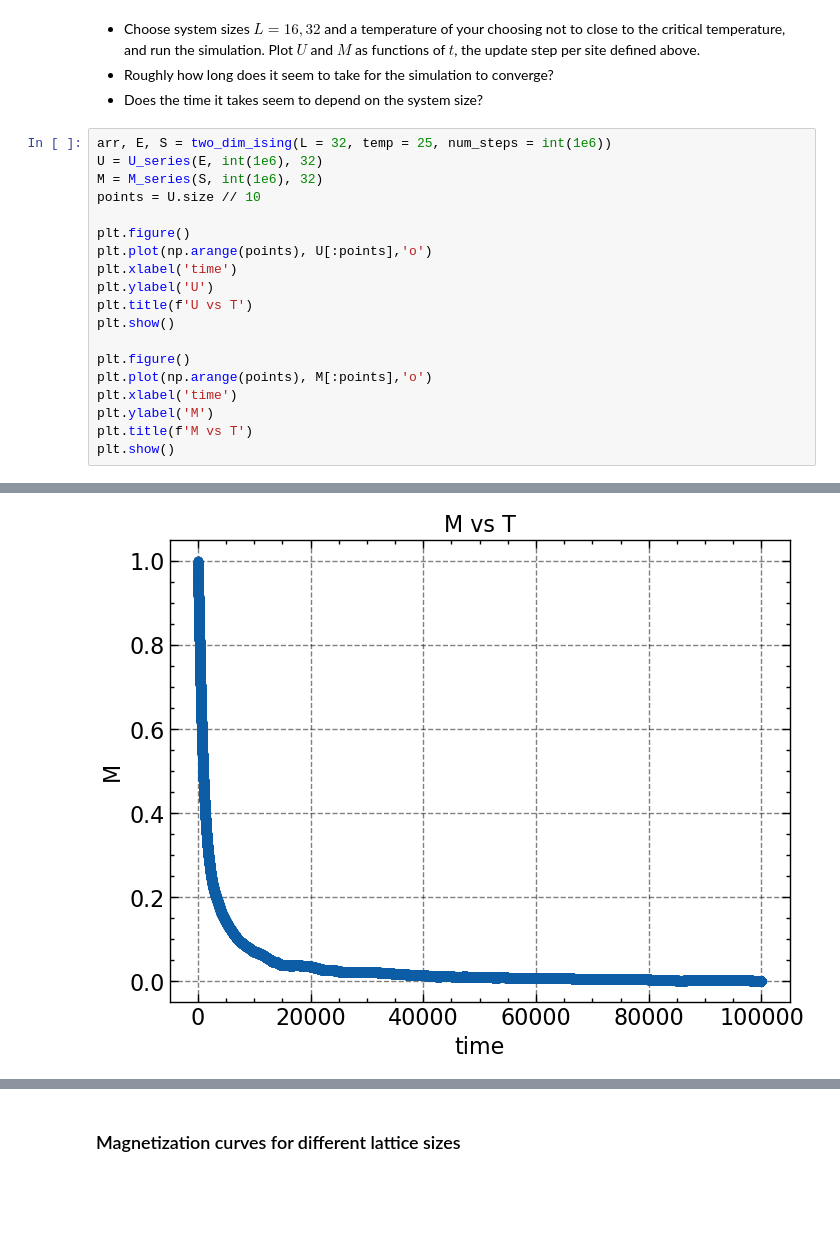
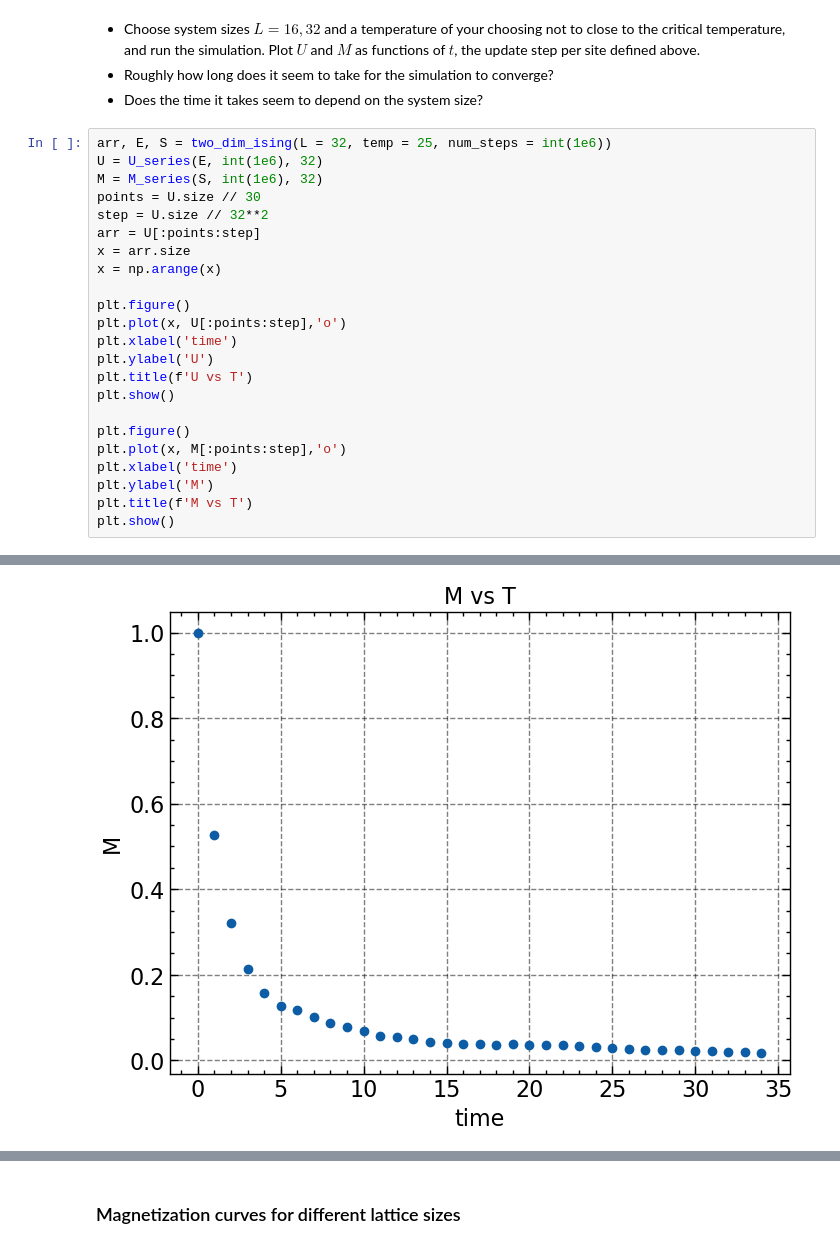
Before and after one commit to liuqiyucn/170N, a Jupyter notebook: project3/isling_model.ipynb, the cells around one changed output, grey strips where cells are left out. Saved outputs shown, nothing was run; the diff lists cells and outputs as text; blank space fills up the shorter version.

```diff
--- a/project3/isling_model.ipynb
+++ b/project3/isling_model.ipynb
@@ -42,17 +42,21 @@ plt.show()
 arr, E, S = two_dim_ising(L = 32, temp = 25, num_steps = int(1e6))
 U = U_series(E, int(1e6), 32)
 M = M_series(S, int(1e6), 32)
-points = U.size // 10
+points = U.size // 30
+step = U.size // 32**2
+arr = U[:points:step]
+x = arr.size
+x = np.arange(x)
 
 plt.figure()
-plt.plot(np.arange(points), U[:points],'o')
+plt.plot(x, U[:points:step],'o')
 plt.xlabel('time')
 plt.ylabel('U')
 plt.title(f'U vs T')
 plt.show()
 
 plt.figure()
-plt.plot(np.arange(points), M[:points],'o')
+plt.plot(x, M[:points:step],'o')
 plt.xlabel('time')
 plt.ylabel('M')
 plt.title(f'M vs T')
@@ -62 +66 @@ plt.show()
-[figure, old version]
+[figure, new version]
```
Also changed, not shown: parts of 7 cells of this notebook, 1 other file.
